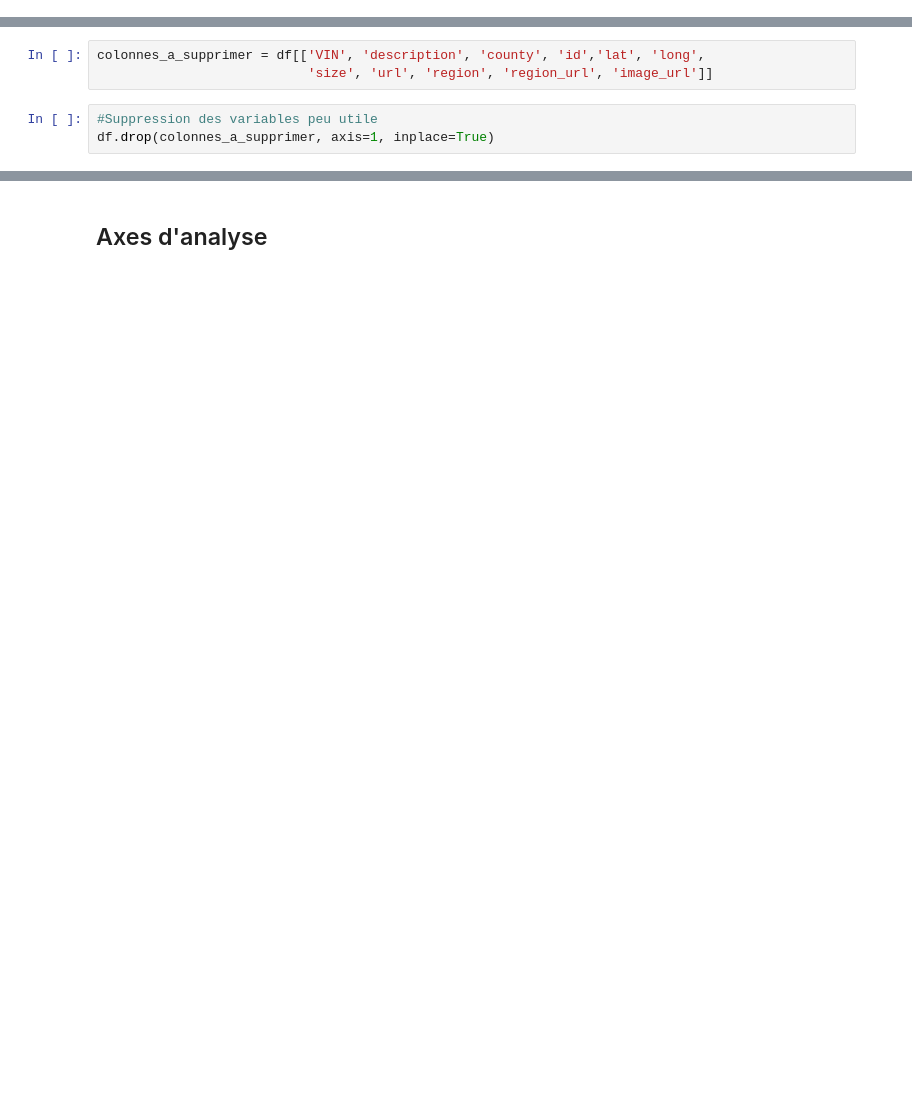
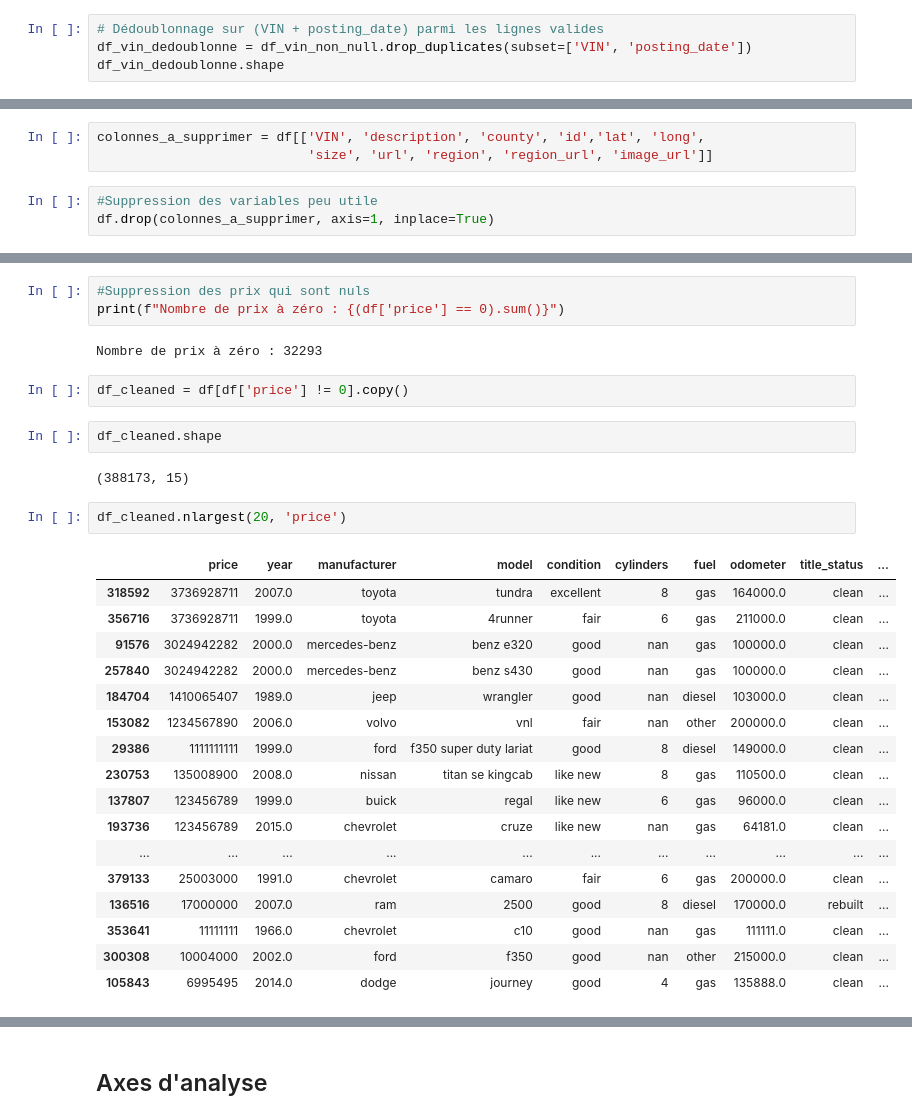
Before and after one commit to waigenius/dataviz_sda, a Jupyter notebook: data_analysing.ipynb, the cells around one changed output, grey strips where cells are left out. Cells and saved outputs as stored; diff of their text form; blank space fills up the shorter version.

Commit message:
cleaning finish

```diff
--- a/data_analysing.ipynb
+++ b/data_analysing.ipynb
@@ -349,0 +518,4 @@ df['posting_date'] = df['posting_date'].dt.tz_convert(None).dt.normalize()
+# %%
+# Dédoublonnage sur (VIN + posting_date) parmi les lignes valides
+df_vin_dedoublonne = df_vin_non_null.drop_duplicates(subset=['VIN', 'posting_date'])
+df_vin_dedoublonne.shape
@@ -376,0 +594,31 @@ df.drop(colonnes_a_supprimer, axis=1, inplace=True)
+# %%
+#Suppression des prix qui sont nuls
+print(f"Nombre de prix à zéro : {(df['price'] == 0).sum()}")
+# %% [output]
+Nombre de prix à zéro : 32293
+# %%
+df_cleaned = df[df['price'] != 0].copy()
+# %%
+df_cleaned.shape
+# %% [output]
+(388173, 15)
+# %%
+df_cleaned.nlargest(20, 'price')
+# %% [output]
+|  | price | year | manufacturer | model | condition | cylinders | fuel | odometer | title_status | ... |
+| 318592 | 3736928711 | 2007.0 | toyota | tundra | excellent | 8 | gas | 164000.0 | clean | ... |
+| 356716 | 3736928711 | 1999.0 | toyota | 4runner | fair | 6 | gas | 211000.0 | clean | ... |
+| 91576 | 3024942282 | 2000.0 | mercedes-benz | benz e320 | good | nan | gas | 100000.0 | clean | ... |
+| 257840 | 3024942282 | 2000.0 | mercedes-benz | benz s430 | good | nan | gas | 100000.0 | clean | ... |
+| 184704 | 1410065407 | 1989.0 | jeep | wrangler | good | nan | diesel | 103000.0 | clean | ... |
+| 153082 | 1234567890 | 2006.0 | volvo | vnl | fair | nan | other | 200000.0 | clean | ... |
+| 29386 | 1111111111 | 1999.0 | ford | f350 super duty lariat | good | 8 | diesel | 149000.0 | clean | ... |
+| 230753 | 135008900 | 2008.0 | nissan | titan se kingcab | like new | 8 | gas | 110500.0 | clean | ... |
+| 137807 | 123456789 | 1999.0 | buick | regal | like new | 6 | gas | 96000.0 | clean | ... |
+| 193736 | 123456789 | 2015.0 | chevrolet | cruze | like new | nan | gas | 64181.0 | clean | ... |
+| ... | ... | ... | ... | ... | ... | ... | ... | ... | ... | ... |
+| 379133 | 25003000 | 1991.0 | chevrolet | camaro | fair | 6 | gas | 200000.0 | clean | ... |
+| 136516 | 17000000 | 2007.0 | ram | 2500 | good | 8 | diesel | 170000.0 | rebuilt | ... |
+| 353641 | 11111111 | 1966.0 | chevrolet | c10 | good | nan | gas | 111111.0 | clean | ... |
+| 300308 | 10004000 | 2002.0 | ford | f350 | good | nan | other | 215000.0 | clean | ... |
+| 105843 | 6995495 | 2014.0 | dodge | journey | good | 4 | gas | 135888.0 | clean | ... |
```
Also changed, not shown: parts of 59 cells of this notebook, 1 other file.
